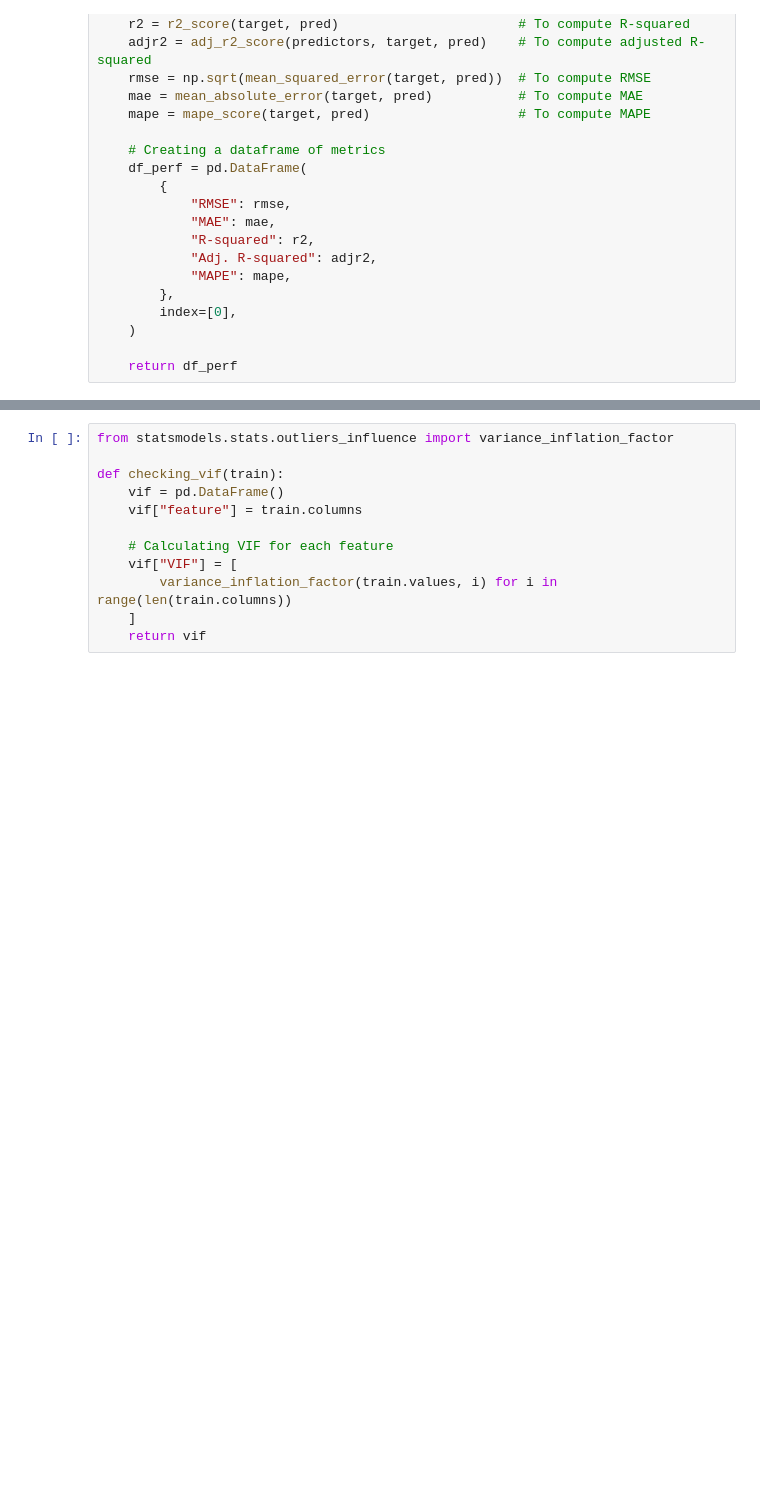
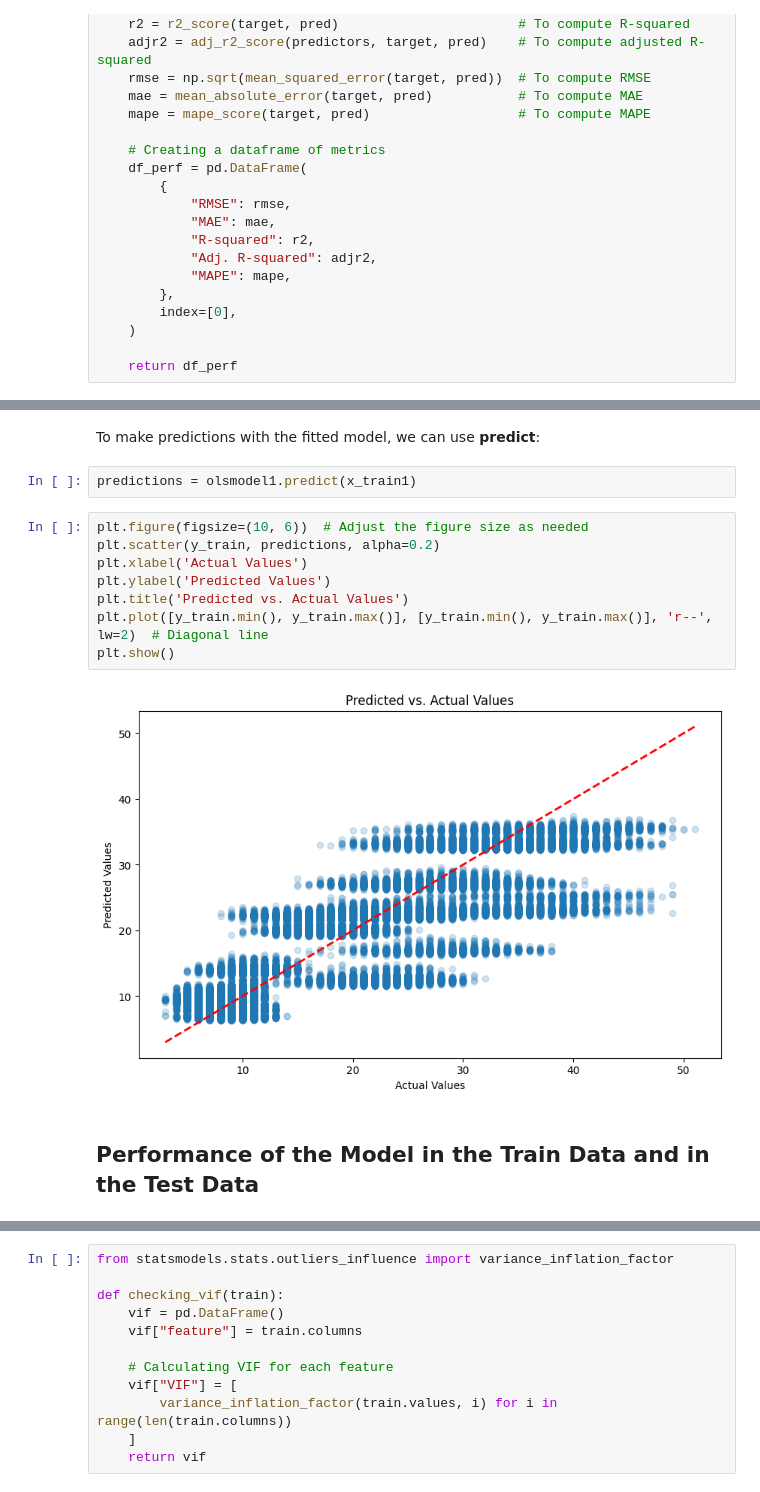
Before and after one commit to fdiaz1968/ML-Course, a Jupyter notebook: docs/Clase 6- Regresión Lineal.ipynb, the cells around one changed output, grey strips where cells are left out. Saved outputs shown, nothing was run; the diff lists cells and outputs as text; blank space fills up the shorter version.

```diff
--- a/docs/Clase 6- Regresión Lineal.ipynb
+++ b/docs/Clase 6- Regresión Lineal.ipynb
@@ -815,0 +974,16 @@ lin_reg_test
+# %% [markdown]
+To make predictions with the fitted model, we can use **predict**:
+# %%
+predictions = olsmodel1.predict(x_train1)
+# %%
+plt.figure(figsize=(10, 6))  # Adjust the figure size as needed
+plt.scatter(y_train, predictions, alpha=0.2)
+plt.xlabel('Actual Values')
+plt.ylabel('Predicted Values')
+plt.title('Predicted vs. Actual Values')
+plt.plot([y_train.min(), y_train.max()], [y_train.min(), y_train.max()], 'r--', lw=2)  # Diagonal line
+plt.show()
+# %% [output]
+[figure, added]
+# %% [markdown]
+## Performance of the Model in the Train Data and in the Test Data
```
Also changed, not shown: parts of 73 cells of this notebook.
